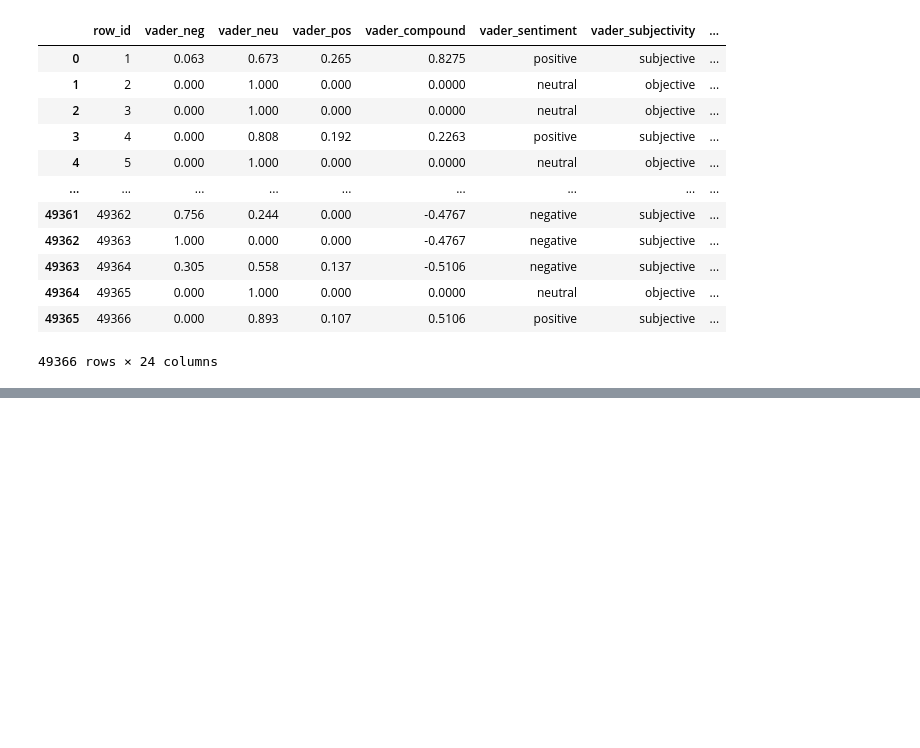
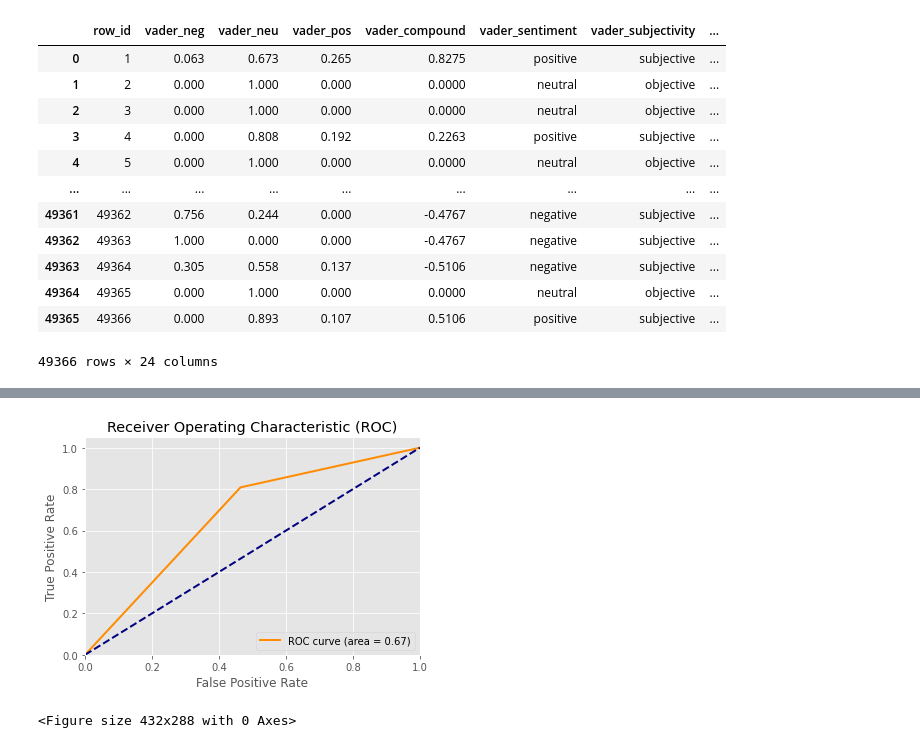
Before and after one commit to ao9000/SC4021-Project, a Jupyter notebook: Polarity_and_Subjectivity_Detection.ipynb, the cells around one changed output, grey strips where cells are left out. Drawn from its saved outputs; the diff is of its cells as text; code cells hidden in the pictures; blank space fills up the shorter version.

```diff
--- a/Polarity_and_Subjectivity_Detection.ipynb
+++ b/Polarity_and_Subjectivity_Detection.ipynb
@@ -235,0 +411,38 @@ vaders.to_csv('VadersTextBlobCombinedData.csv', index=False)
+# %%
+from sklearn.metrics import roc_curve, precision_recall_curve
+from sklearn.preprocessing import label_binarize
+from sklearn.metrics import auc
+
+labels = merged_df['annotator_combined']
+classes = ['negative', 'neutral', 'positive']
+y_true = label_binarize(labels, classes=classes)
+
+# Assuming 'positive' class is considered as the positive class
+# Convert sentiment scores to binary predictions
+predicted_scores = merged_df['textblob_sentiment']
+y_score = label_binarize(predicted_scores, classes=classes)
+n_classes = len(classes)
+
+# Compute ROC curve and ROC area for each class
+fpr = dict()
+tpr = dict()
+roc_auc = dict()
+for i in range(n_classes):
+    fpr[i], tpr[i], _ = roc_curve(y_true[:, i], y_score[:, i])
+    roc_auc[i] = auc(fpr[i], tpr[i])
+
+# Plot ROC curve for the positive class
+plt.figure()
+plt.plot(fpr[2], tpr[2], color='darkorange', lw=2, label='ROC curve (area = %0.2f)' % roc_auc[2])
+plt.plot([0, 1], [0, 1], color='navy', lw=2, linestyle='--')
+plt.xlim([0.0, 1.0])
+plt.ylim([0.0, 1.05])
+plt.xlabel('False Positive Rate')
+plt.ylabel('True Positive Rate')
+plt.title('Receiver Operating Characteristic (ROC)')
+plt.legend(loc="lower right")
+plt.show()
+plt.savefig('roc_textblob.png')
+# %% [output]
+[figure, added]
+<Figure size 432x288 with 0 Axes>
```
Also changed, not shown: parts of 13 cells of this notebook, 4 other files.
